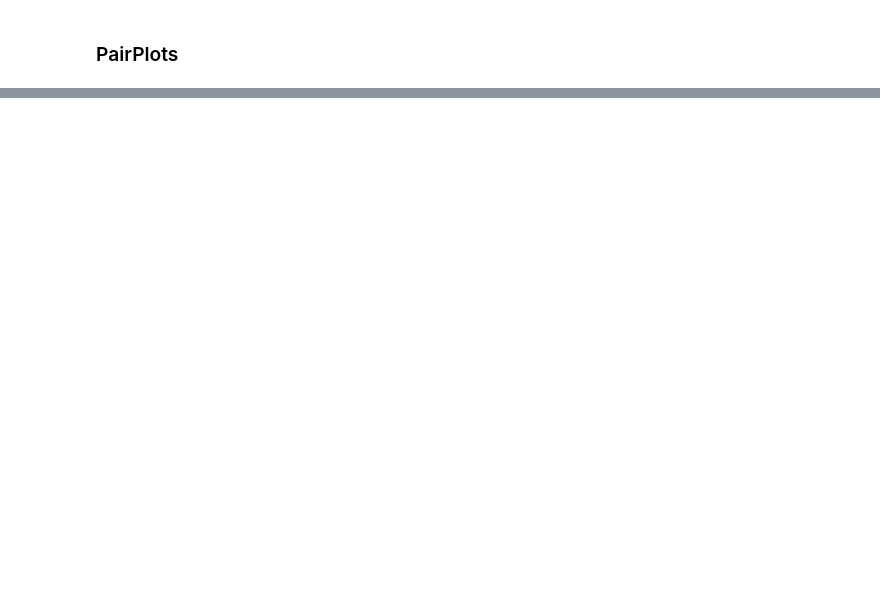
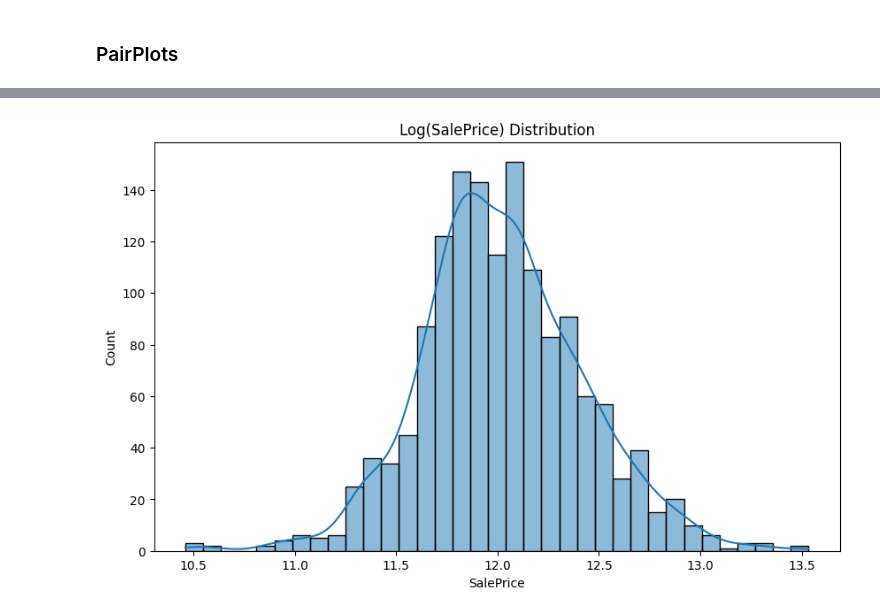
Before and after one commit to AsserMahmoud-DS/realestatecons, a Jupyter notebook: notebooks/eda_features.ipynb, the cells around one changed output, grey strips where cells are left out. Saved outputs shown, nothing was run; the diff lists cells and outputs as text; code cells hidden in the pictures; blank space fills up the shorter version.

```diff
--- a/notebooks/eda_features.ipynb
+++ b/notebooks/eda_features.ipynb
@@ -297,0 +312,7 @@ Plotting chunk 3/3: ['MiscVal', 'MoSold', 'YrSold', 'TotalSF', 'TotalBath', 'Tot
+# %%
+plt.figure(figsize=(10, 6))
+sns.histplot(np.log1p(encoded_train_df['SalePrice']), kde=True)
+plt.title('Log(SalePrice) Distribution')
+plt.show()
+# %% [output]
+[figure, added]
```
Also changed, not shown: parts of 19 cells of this notebook.
